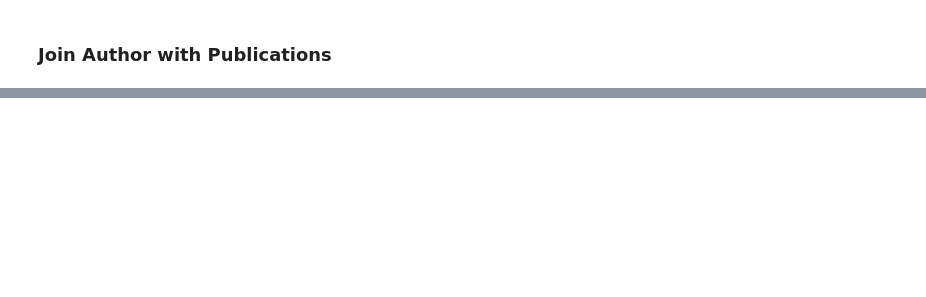
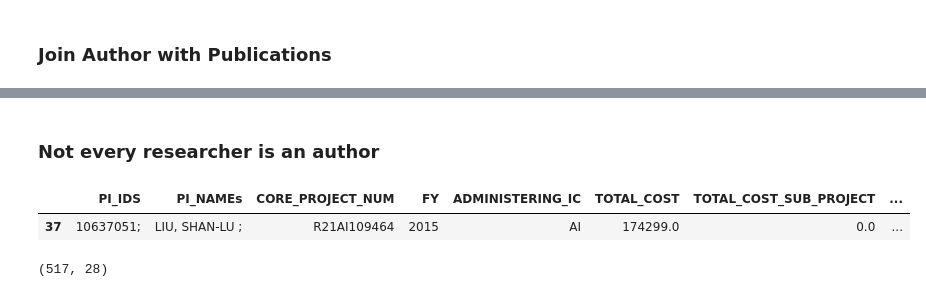
Before and after one commit to zhengweifz/nih_collaboration_network, a Jupyter notebook: data_exploration_only_fiscal_year_filter_by_cost.ipynb, the cells around one changed output, grey strips where cells are left out. Saved outputs shown, nothing was run; the diff lists cells and outputs as text; code cells hidden in the pictures; blank space fills up the shorter version.

```diff
--- a/data_exploration_only_fiscal_year_filter_by_cost.ipynb
+++ b/data_exploration_only_fiscal_year_filter_by_cost.ipynb
@@ -399,0 +363,2 @@ df_comp.to_csv('./data/study_pub.csv', header=True, index=False)
+# %% [markdown]
+### Not every researcher is an author
@@ -399,0 +387,5 @@ df_comp.to_csv('./data/study_pub.csv', header=True, index=False)
+# %%
+df_projects.head(1)
+# %% [output]
+|  | PI_IDS | PI_NAMEs | CORE_PROJECT_NUM | FY | ADMINISTERING_IC | TOTAL_COST | TOTAL_COST_SUB_PROJECT | ... |
+| 37 | 10637051; | LIU, SHAN-LU ; | R21AI109464 | 2015 | AI | 174299.0 | 0.0 | ... |
@@ -399,0 +394,4 @@ df_comp.to_csv('./data/study_pub.csv', header=True, index=False)
+# %%
+df_study_no_author_uniq.shape
+# %% [output]
+(517, 28)
```
Also changed, not shown: parts of 36 cells of this notebook, 3 other files.
